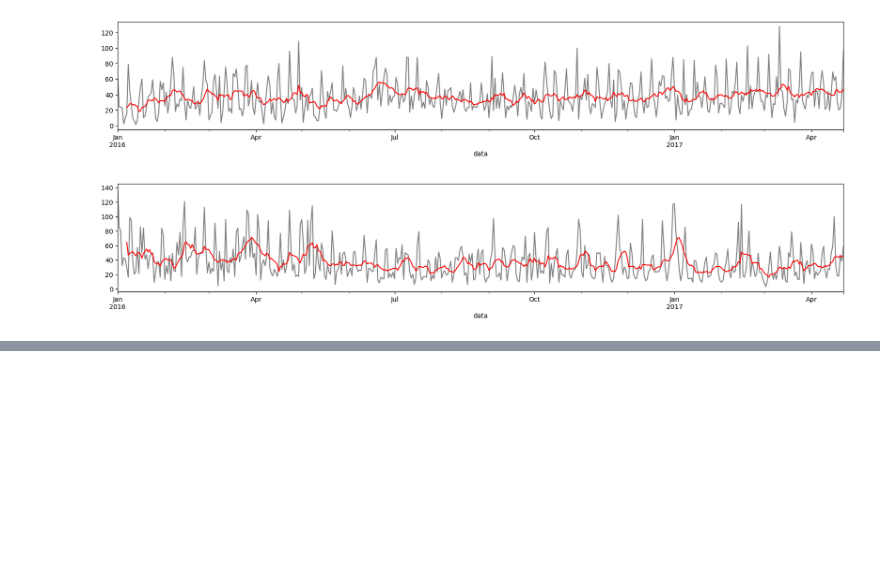
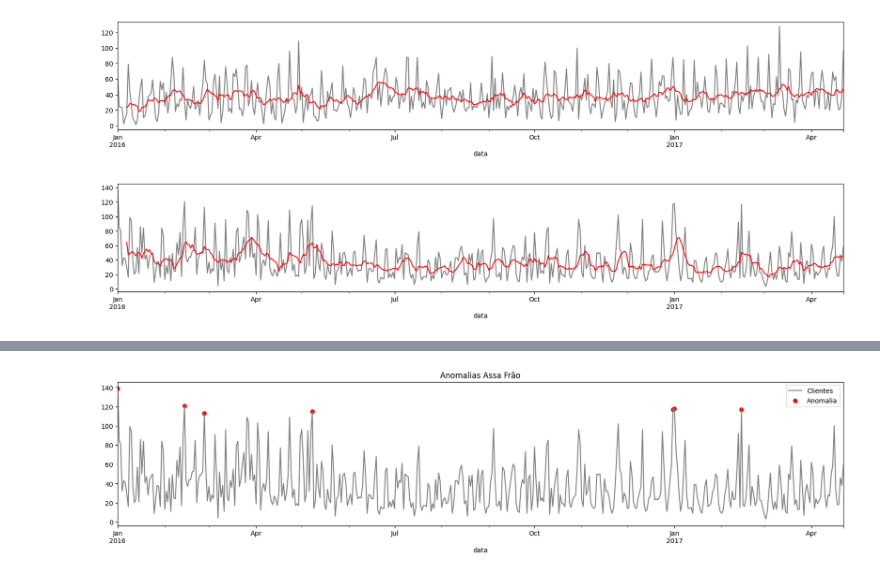
Before and after one commit to thais01fernandes/estat_analises, a Jupyter notebook: series_temporais/Projeto inicial - Análise de séries temporais.ipynb, the cells around one changed output, grey strips where cells are left out. Drawn from its saved outputs; the diff is of its cells as text; code cells hidden in the pictures; blank space fills up the shorter version.

```diff
--- a/series_temporais/Projeto inicial - Análise de séries temporais.ipynb
+++ b/series_temporais/Projeto inicial - Análise de séries temporais.ipynb
@@ -366,0 +451,7 @@ dados['Assa Frão_MM7'].plot(color = 'red', figsize = (20,3));
+# %%
+ax = dados['Assa Frão'].plot(label = 'Clientes', color = 'gray', figsize = (20,4))
+ax.scatter(anomalias_assa_frao.index.to_pydatetime(), anomalias_assa_frao['Assa Frão'], color = 'red', label = 'Anomalia')
+ax.set_title('Anomalias Assa Frão')
+ax.legend();
+# %% [output]
+[figure, added]
```
Also changed, not shown: parts of 13 cells of this notebook, 3 other files.
